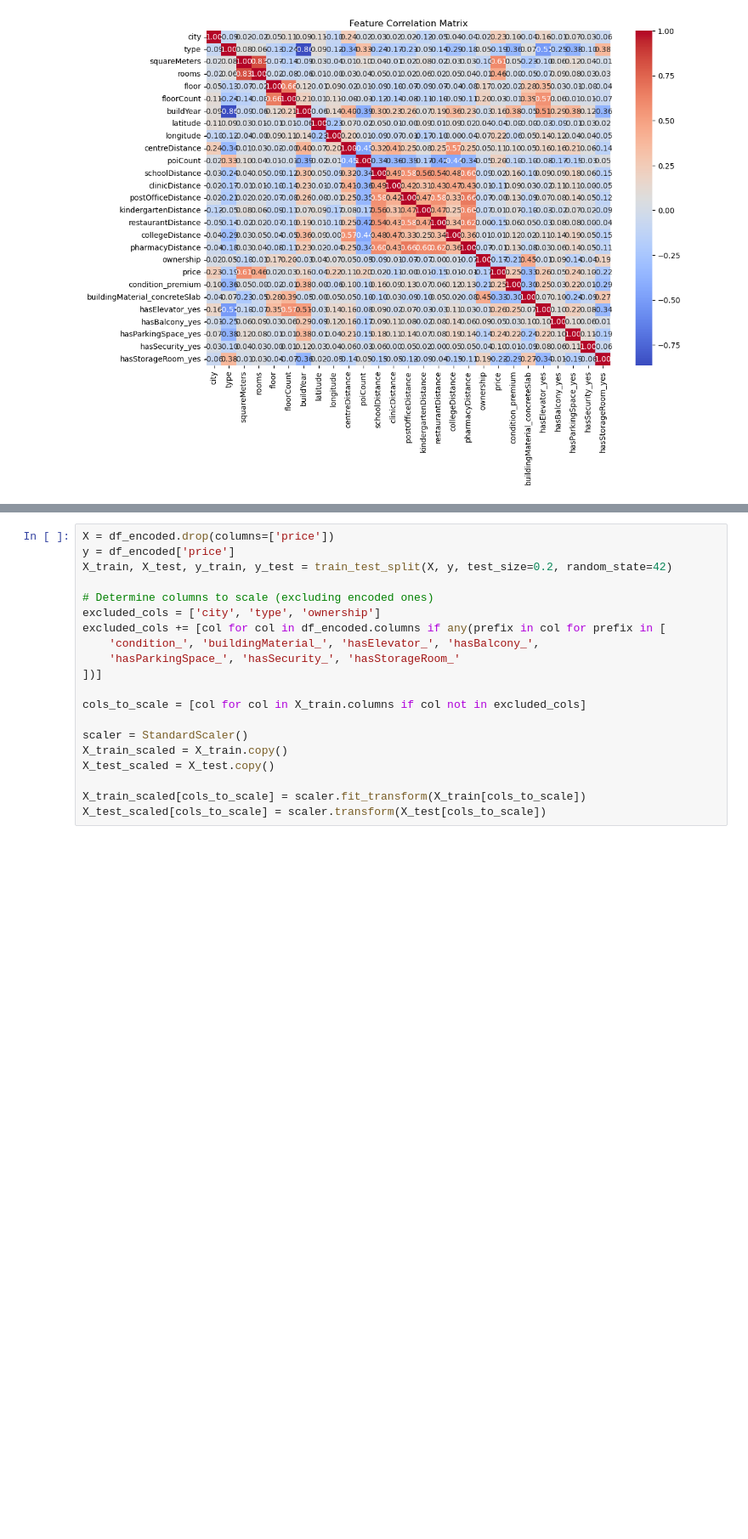
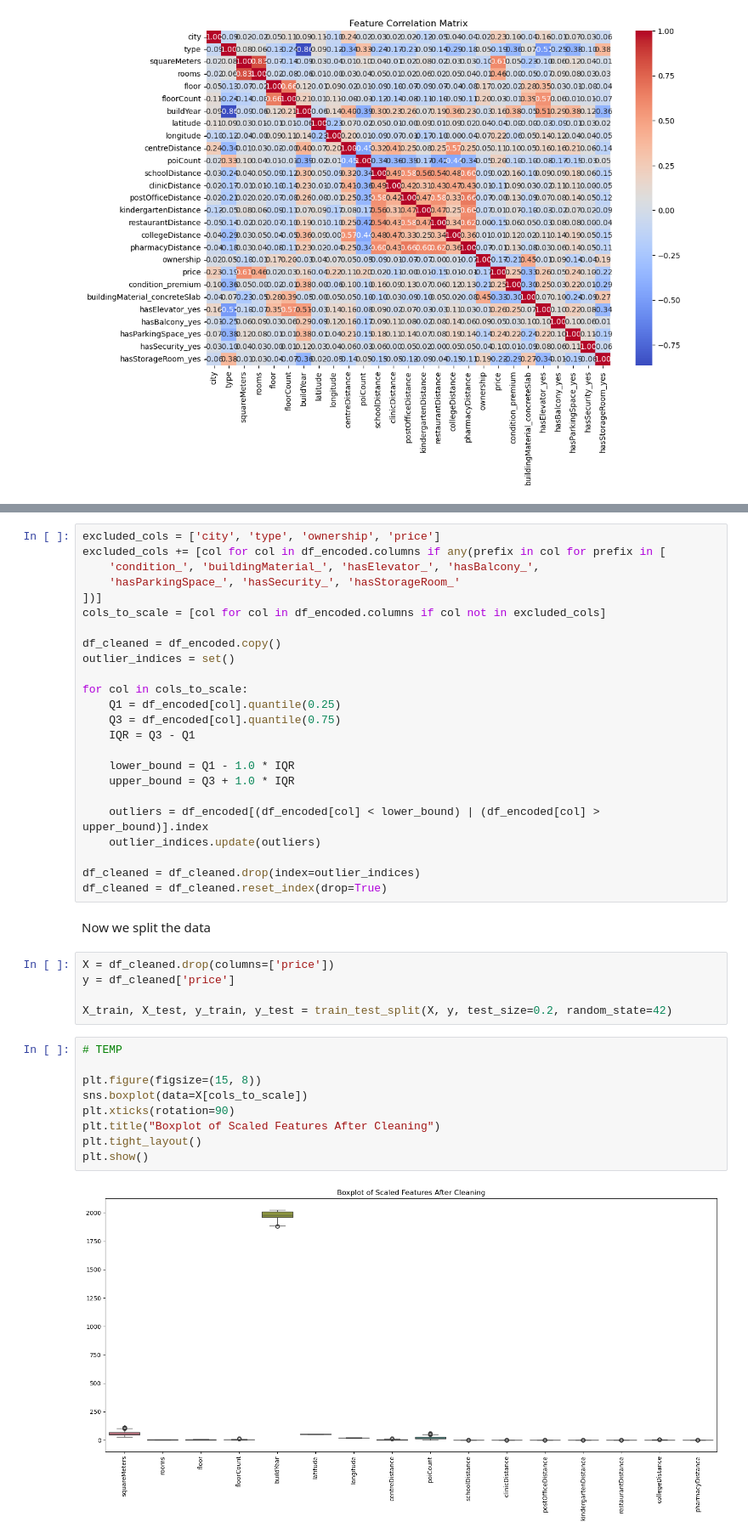
Before and after one commit to kab-43/ml_project, a Jupyter notebook: notebook.ipynb, the cells around one changed output, grey strips where cells are left out. Shown: that part at 85% size. Saved outputs shown, nothing was run; the diff lists cells and outputs as text; blank space fills up the shorter version.

Commit message:
this is the outliers part that isn't working so it will stay on this branch till fixed and merged

```diff
--- a/notebook.ipynb
+++ b/notebook.ipynb
@@ -234,20 +234,42 @@ Since a lot of machine learning models are sensitive to outliers and we're tryin
 # %%
-X = df_encoded.drop(columns=['price'])
-y = df_encoded['price']
-X_train, X_test, y_train, y_test = train_test_split(X, y, test_size=0.2, random_state=42)
-
-# Determine columns to scale (excluding encoded ones)
-excluded_cols = ['city', 'type', 'ownership']
+excluded_cols = ['city', 'type', 'ownership', 'price']
 excluded_cols += [col for col in df_encoded.columns if any(prefix in col for prefix in [
     'condition_', 'buildingMaterial_', 'hasElevator_', 'hasBalcony_',
     'hasParkingSpace_', 'hasSecurity_', 'hasStorageRoom_'
 ])]
+cols_to_scale = [col for col in df_encoded.columns if col not in excluded_cols]
 
-cols_to_scale = [col for col in X_train.columns if col not in excluded_cols]
+df_cleaned = df_encoded.copy()
+outlier_indices = set()
 
-scaler = StandardScaler()
-X_train_scaled = X_train.copy()
-X_test_scaled = X_test.copy()
+for col in cols_to_scale:
+    Q1 = df_encoded[col].quantile(0.25)
+    Q3 = df_encoded[col].quantile(0.75)
+    IQR = Q3 - Q1
 
-X_train_scaled[cols_to_scale] = scaler.fit_transform(X_train[cols_to_scale])
-X_test_scaled[cols_to_scale] = scaler.transform(X_test[cols_to_scale])
+    lower_bound = Q1 - 1.0 * IQR
+    upper_bound = Q3 + 1.0 * IQR
+
+    outliers = df_encoded[(df_encoded[col] < lower_bound) | (df_encoded[col] > upper_bound)].index
+    outlier_indices.update(outliers)
+
+df_cleaned = df_cleaned.drop(index=outlier_indices)
+df_cleaned = df_cleaned.reset_index(drop=True)
+# %% [markdown]
+Now we split the data
+# %%
+X = df_cleaned.drop(columns=['price'])
+y = df_cleaned['price']
+
+X_train, X_test, y_train, y_test = train_test_split(X, y, test_size=0.2, random_state=42)
+# %%
+# TEMP
+
+plt.figure(figsize=(15, 8))
+sns.boxplot(data=X[cols_to_scale])
+plt.xticks(rotation=90)
+plt.title("Boxplot of Scaled Features After Cleaning")
+plt.tight_layout()
+plt.show()
+# %% [output]
+[figure, added]
```
Also changed, not shown: parts of 8 cells of this notebook.
